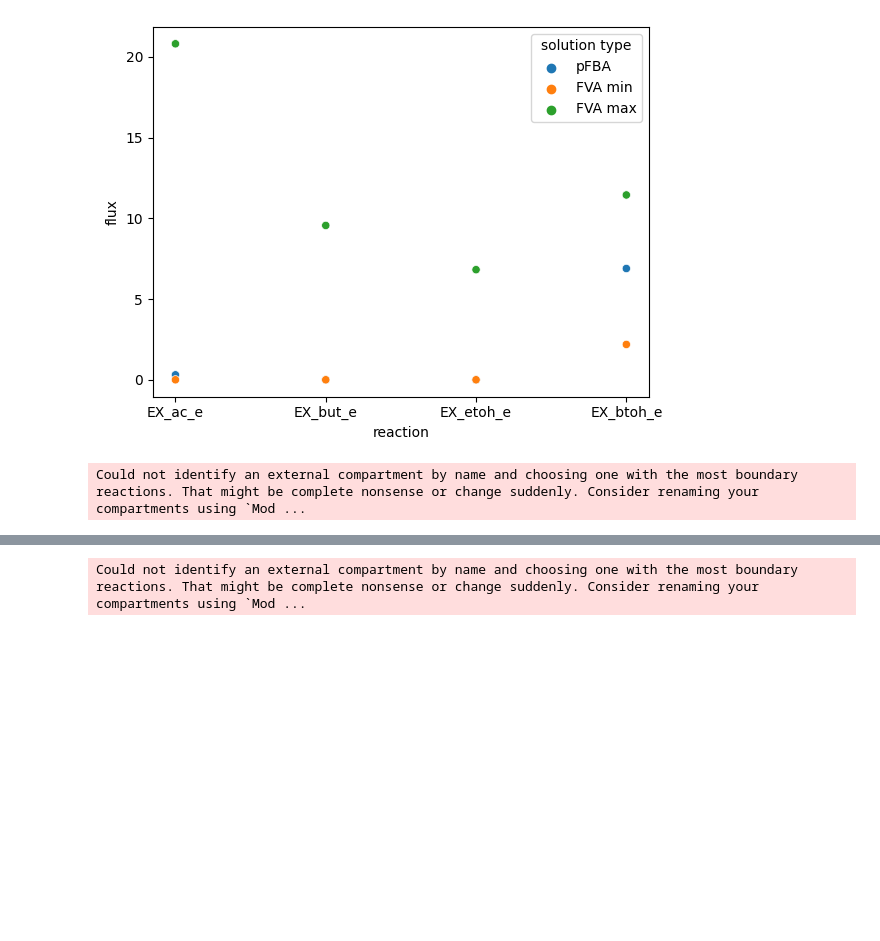
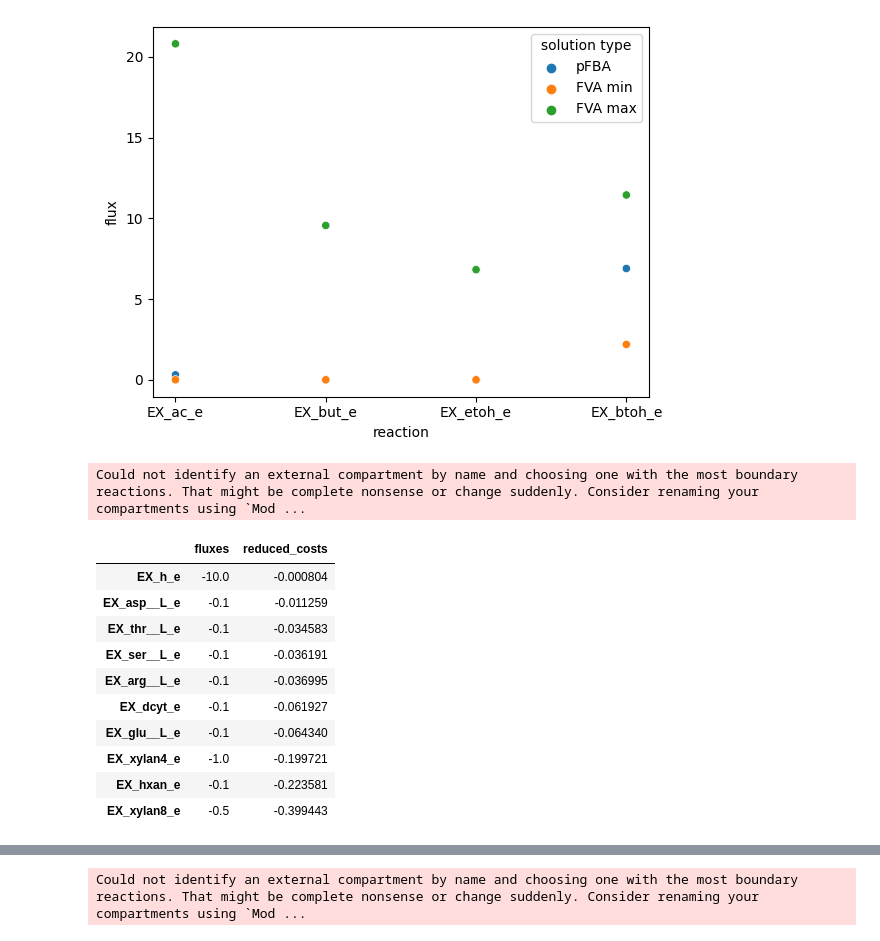
Before and after one commit to andreastallvik/BIOTBT3900, a Jupyter notebook: community_modelling/CBP_butanol/m5_sim.ipynb, the cells around one changed output, grey strips where cells are left out. Saved outputs shown, nothing was run; the diff lists cells and outputs as text; code cells hidden in the pictures; blank space fills up the shorter version.

```diff
--- a/community_modelling/CBP_butanol/m5_sim.ipynb
+++ b/community_modelling/CBP_butanol/m5_sim.ipynb
@@ -30,5 +30,19 @@ with m5:
 # %% [output]
 Could not identify an external compartment by name and choosing one with the most boundary reactions. That might be complete nonsense or change suddenly. Consider renaming your compartments using `Mod ...
+# %%
+sol.to_frame().query("abs(fluxes) > 1e-6 and abs(reduced_costs) > 1e-6").sort_values(by="reduced_costs", ascending=False)
+# %% [output]
+|  | fluxes | reduced_costs |
+| EX_h_e | -10.0 | -0.000804 |
+| EX_asp__L_e | -0.1 | -0.011259 |
+| EX_thr__L_e | -0.1 | -0.034583 |
+| EX_ser__L_e | -0.1 | -0.036191 |
+| EX_arg__L_e | -0.1 | -0.036995 |
+| EX_dcyt_e | -0.1 | -0.061927 |
+| EX_glu__L_e | -0.1 | -0.064340 |
+| EX_xylan4_e | -1.0 | -0.199721 |
+| EX_hxan_e | -0.1 | -0.223581 |
+| EX_xylan8_e | -0.5 | -0.399443 |
 # %%
 summary
 # %% [output]
```
Also changed, not shown: parts of 14 cells of this notebook, 4 other files.
